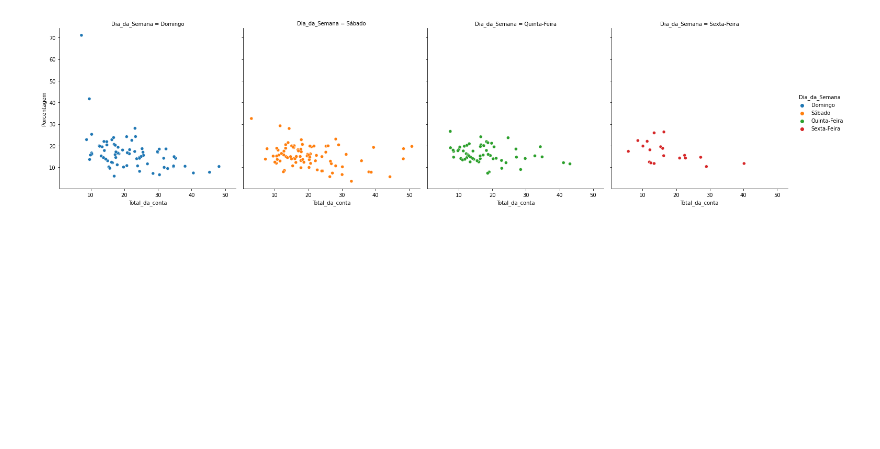
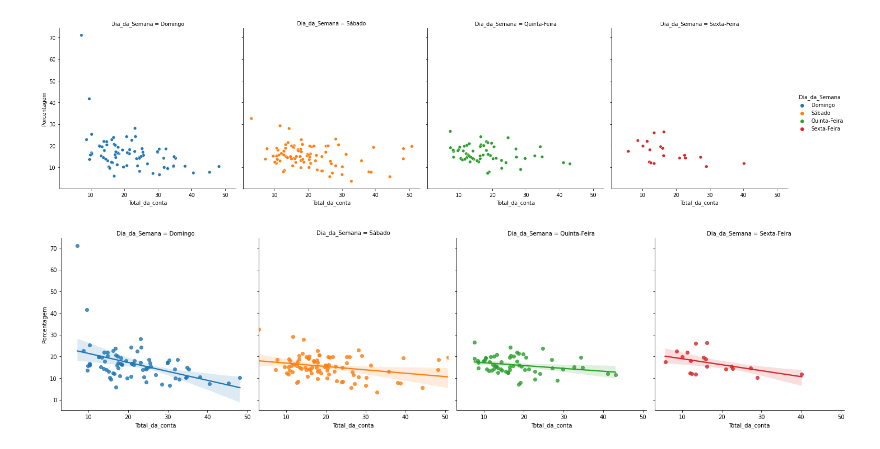
Before and after one commit to Olivierah/Data_Visualization, a Jupyter notebook: Seaborn_package_1.ipynb, the cells around one changed output. Cells and saved outputs as stored; diff of their text form; code cells hidden in the pictures; blank space fills up the shorter version.

```diff
--- a/Seaborn_package_1.ipynb
+++ b/Seaborn_package_1.ipynb
@@ -397,3 +401,7 @@ MI = sns.relplot(x='Total_da_conta', y='Gorjeta',hue='Dia_da_Semana', col='Dia_d
 MI = sns.relplot(x='Total_da_conta', y='Porcentagem',hue='Dia_da_Semana', col='Dia_da_Semana', data=dados)
 # %% [output]
 [figure]
+# %%
+MI = sns.lmplot(x='Total_da_conta', y='Porcentagem',hue='Dia_da_Semana', col='Dia_da_Semana', data=dados)
+# %% [output]
+[figure, added]
```
Also changed, not shown: parts of 1 cell of this notebook.
